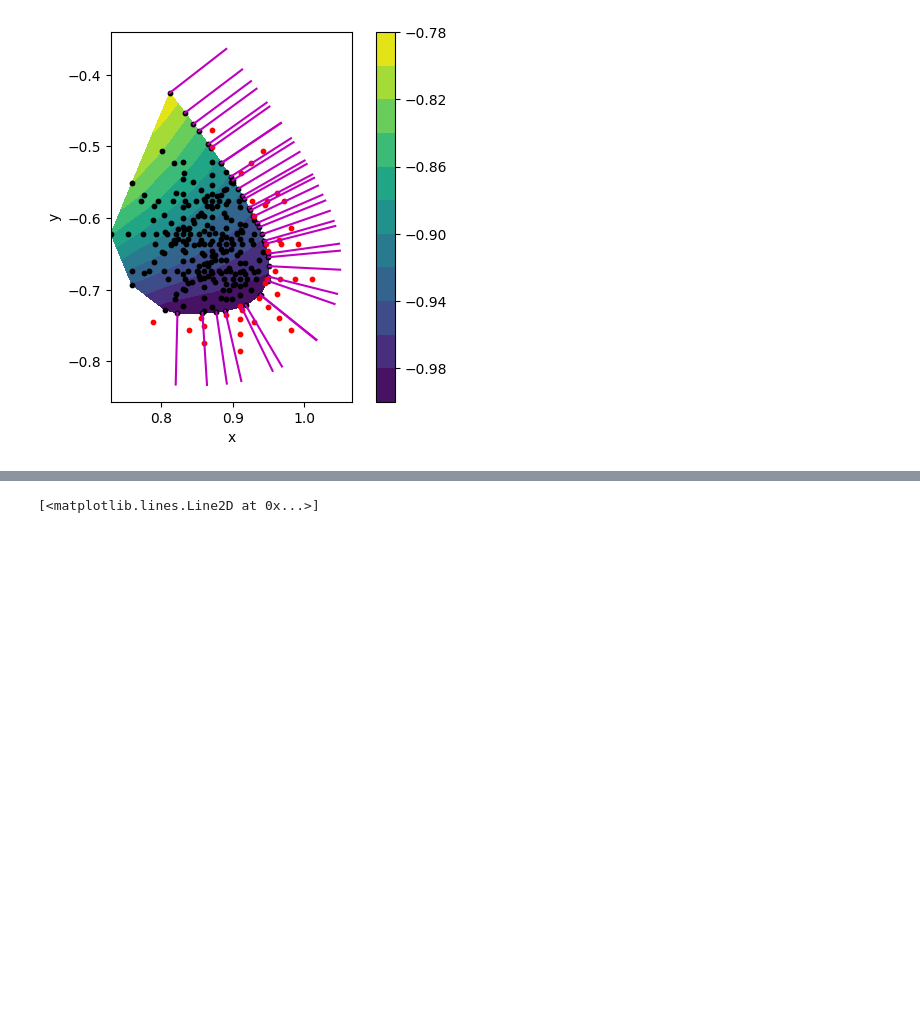
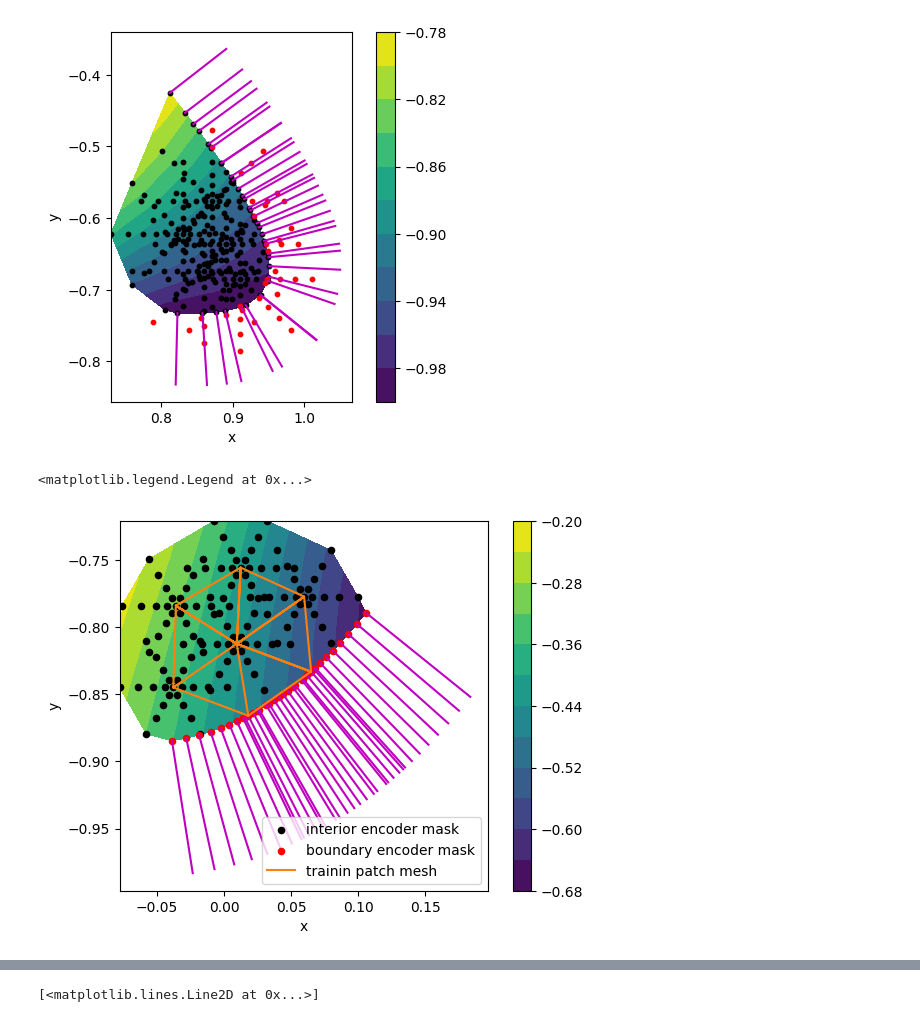
Before and after one commit to jh6220/SINNs-FEM, a Jupyter notebook: SINNs_FEM_training.ipynb, the cells around one changed output, grey strips where cells are left out. Cells and saved outputs as stored; diff of their text form; code cells hidden in the pictures; blank space fills up the shorter version.

Commit message:
First working version of SINNs with FEM algorithm implemented with non-linear heat transfer data

```diff
--- a/SINNs_FEM_training.ipynb
+++ b/SINNs_FEM_training.ipynb
@@ -548,3 +547,71 @@ for i in range(x_normal1.shape[0]):
     plt.plot([x_normal1[i],x_normal2[i]],[y_normal1[i],y_normal2[i]],'m')
 # %% [output]
 [figure]
+# %%
+# # Get random index of a solution
+# idx = np.random.randint(len(data))
+# boundaryNodes = data[idx]['boundaryNodes']
+# nodesB = data[idx]['nodes'][boundaryNodes]
+# alpha = data[idx]['alpha']
+# interpNodesB = data[idx]['interpNodesB']
+
+# # Get random training patch mesh
+# nodesTPB, elementsTPB, alpha_data = GetRandomTPmeshBoundary(nodesB, alpha, interpNodesB, elSizeMin=elSizeMin, elSizeMax=elSizeMax)#, alpha_0=0.995)
+
+# # Get interior encoder and boundary encoder intpus
+# #  interiour encoder inputs: uTP_BEi (physical variabel u values), bTP_BEi (is inside the domain)
+# #  boundary encoder inputs: uTP_BEb (physical variabel u values), normalTP_BEb (normal vector of the boundary)
+# interp = data[idx]['interp']
+# interpB = data[idx]['interpB']
+# interpNormal = data[idx]['interpNormal']
+
+# nodesTP_BEi = GetEncoderInputTP(nodesTPB[[0,3,4,5,6]],nodesIE) # get nodes for the interour encoder input
+# uTP_BEi = interp(nodesTP_BEi)
+# bTP_BEi = np.isnan(uTP_BEi).astype(np.float64)
+# uTP_BEi[np.isnan(uTP_BEi)] = 0
+# alphaTP_BEb = np.array([[alpha_data[0]],[alpha_data[1]]])+s_alphaBE/alpha_data[2] # get alpha for the boundary encoder input
+# uTP_BEb = interpB(alphaTP_BEb)
+# normalTP_BEb = interpNormal(alphaTP_BEb)
+
+
+# interpNodesB = CubicSpline(np.concatenate([alpha-1,alpha,alpha+1]),np.tile(nodesB,(3,1)))
+# nodesTP_BEb = interpNodesB(alphaTP_BEb)
+
+# x = np.concatenate([nodesTP_BEi[:,:,0].flatten(),nodesTP_BEb[:,:,0].flatten()])
+# y = np.concatenate([nodesTP_BEi[:,:,1].flatten(),nodesTP_BEb[:,:,1].flatten()])
+# c = np.concatenate([uTP_BEi.flatten(),uTP_BEb.flatten()])
+
+# # idxs = (1-np.isnan(c)).astype(bool)
+# not_idxs = np.concatenate([bTP_BEi.flatten(),np.zeros_like(uTP_BEb.flatten())]).astype(bool)
+# idxs = np.logical_not(not_idxs)
+# # x = x[idxs]
+# # y = y[idxs]
+# # c = c[idxs]
+
+# # Create a Triangulation object
+# triangulation = tri.Triangulation(x[idxs],y[idxs])
+
+plt.tricontourf(triangulation, c[idxs],10)
+plt.colorbar()
+plt.xlabel('x')
+plt.ylabel('y')
+plt.scatter(nodesTP_BEi[:,:,0].flatten(),nodesTP_BEi[:,:,1].flatten(),c='k',s=20,label='interior encoder mask')
+plt.scatter(nodesTP_BEb[:,:,0].flatten(),nodesTP_BEb[:,:,1].flatten(),c='r',s=20,label='boundary encoder mask')
+# plt.scatter(x[idxs],y[idxs],c='r',s=10)
+# plt.scatter(x[not_idxs],y[not_idxs],c='r',s=10)
+plt.gca().set_aspect('equal', adjustable='box')
+
+nodesTP_BEb_normal = nodesTP_BEb + normalTP_BEb*0.1
+x_normal1 = nodesTP_BEb[:,:,0].flatten()
+y_normal1 = nodesTP_BEb[:,:,1].flatten()
+x_normal2 = nodesTP_BEb_normal[:,:,0].flatten()
+y_normal2 = nodesTP_BEb_normal[:,:,1].flatten()
+for i in range(x_normal1.shape[0]):
+    plt.plot([x_normal1[i],x_normal2[i]],[y_normal1[i],y_normal2[i]],'m')
+
+plt.plot(nodesTPB[idxs_arr,0],nodesTPB[idxs_arr,1],'tab:orange', label='trainin patch mesh')
+
+plt.legend(loc='lower right')
+# %% [output]
+<matplotlib.legend.Legend at 0x...>
+[figure, added]
```
Also changed, not shown: parts of 32 cells of this notebook.
